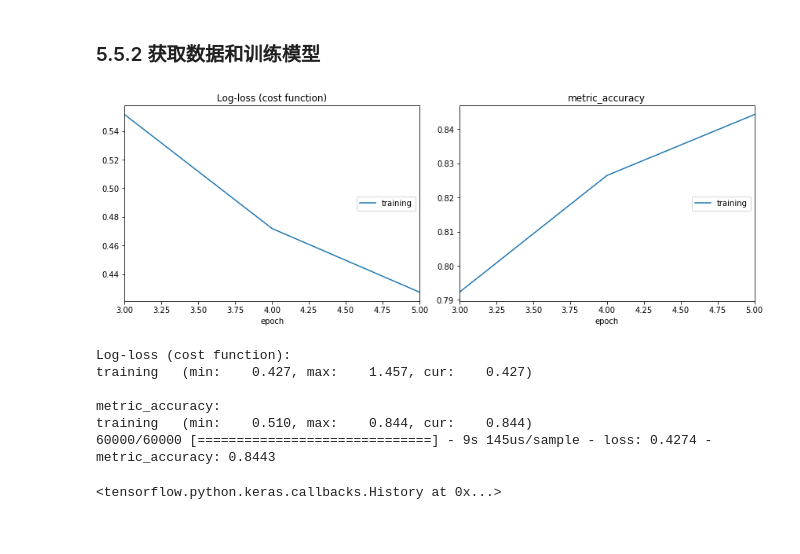
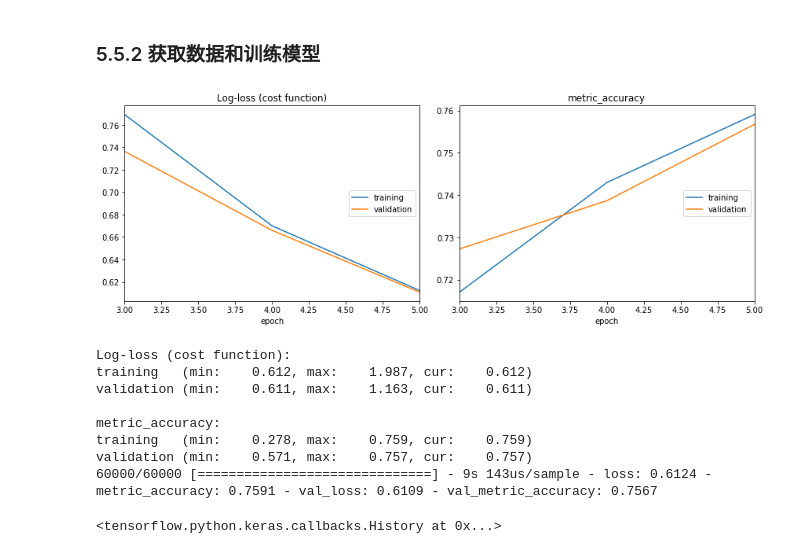
Before and after one commit to Jerzha/d2l-keras, a Jupyter notebook: chapter5/5.5_lenet.ipynb, the cells around one changed output. Cells and saved outputs as stored; diff of their text form; code cells hidden in the pictures.

```diff
--- a/chapter5/5.5_lenet.ipynb
+++ b/chapter5/5.5_lenet.ipynb
@@ -55,6 +54,8 @@ _________________________________________________________________
 ### 5.5.2 获取数据和训练模型
 # %%
 (x_train, y_train), (x_test, y_test) = keras.datasets.fashion_mnist.load_data()
+x_train = x_train / 255.
+x_test = x_test / 255.
 # %%
 def metric_accuracy(y_true, y_pred):
     ytrue = K.flatten(y_true)
@@ -63,14 +64,17 @@ def metric_accuracy(y_true, y_pred):
     return K.mean(acc)
 # %%
 model.compile(loss=tf.keras.losses.sparse_categorical_crossentropy, optimizer='adam', metrics=[metric_accuracy])
-model.fit(x_train.reshape((60000, 28, 28, 1)), y_train, epochs=5, batch_size=256,
+model.fit(x_train.reshape((x_train.shape[0], 28, 28, 1)), y_train, epochs=5, batch_size=256,
+          validation_data=(x_test.reshape((x_test.shape[0], 28, 28, 1)), y_test),
           callbacks=[PlotLossesCallback()])
 # %% [output]
-[figure, old version]
+[figure, new version]
 Log-loss (cost function):
-training   (min:    0.427, max:    1.457, cur:    0.427)
+training   (min:    0.612, max:    1.987, cur:    0.612)
+validation (min:    0.611, max:    1.163, cur:    0.611)
 
 metric_accuracy:
-training   (min:    0.510, max:    0.844, cur:    0.844)
-60000/60000 [==============================] - 9s 145us/sample - loss: 0.4274 - metric_accuracy: 0.8443
+training   (min:    0.278, max:    0.759, cur:    0.759)
+validation (min:    0.571, max:    0.757, cur:    0.757)
+60000/60000 [==============================] - 9s 143us/sample - loss: 0.6124 - metric_accuracy: 0.7591 - val_loss: 0.6109 - val_metric_accuracy: 0.7567
 <tensorflow.python.keras.callbacks.History at 0x...>
```
Also changed, not shown: parts of 3 cells of this notebook.
